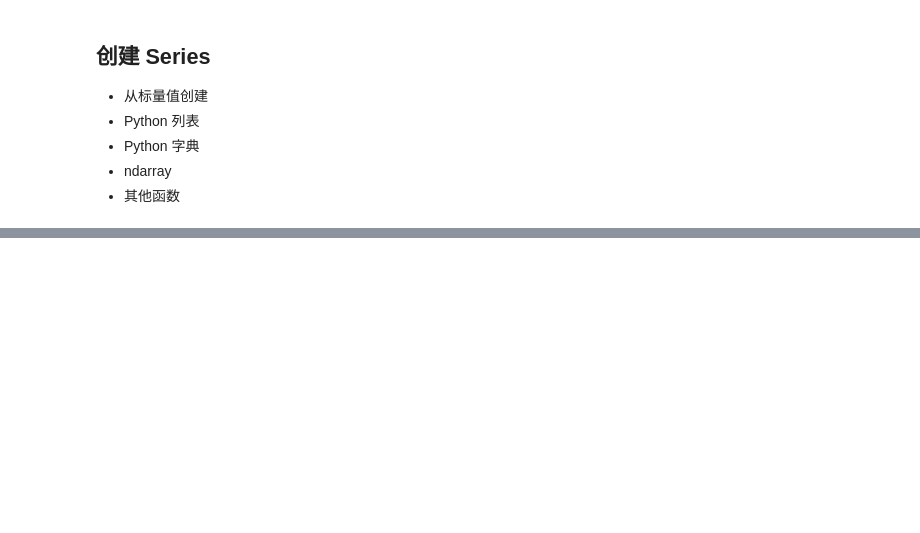
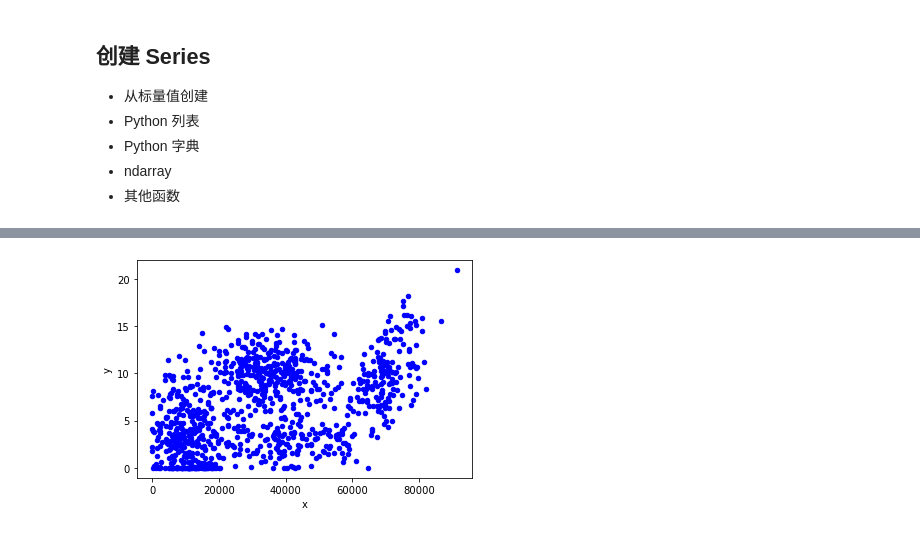
Before and after one commit to Pokoai/Data-Analysis-and-Display, a Jupyter notebook: Python数据分析与展示.ipynb, the cells around one changed output, grey strips where cells are left out. Drawn from its saved outputs; the diff is of its cells as text; code cells hidden in the pictures; blank space fills up the shorter version.

```diff
--- a/Python数据分析与展示.ipynb
+++ b/Python数据分析与展示.ipynb
@@ -1291,0 +1297,6 @@ dtype: int64
+# %%
+# 读取txt文件，必须指定分隔符\t
+import pandas as pd
+path = 'datingTestSet2.txt'
+data = pd.read_csv(path, sep = '\t', names=['航程', '视频时间百分比', '冰淇淋升数', '标签'])
+data
@@ -1291,0 +1475,8 @@ dtype: int64
+# %%
+# 方式一
+data.plot(kind='scatter', x='航程', y='视频时间百分比', color='b')
+plt.xlabel('x')
+plt.ylabel('y')
+plt.show()
+# %% [output]
+[figure, added]
```
Also changed, not shown: parts of 24 cells of this notebook, 1 other file.
